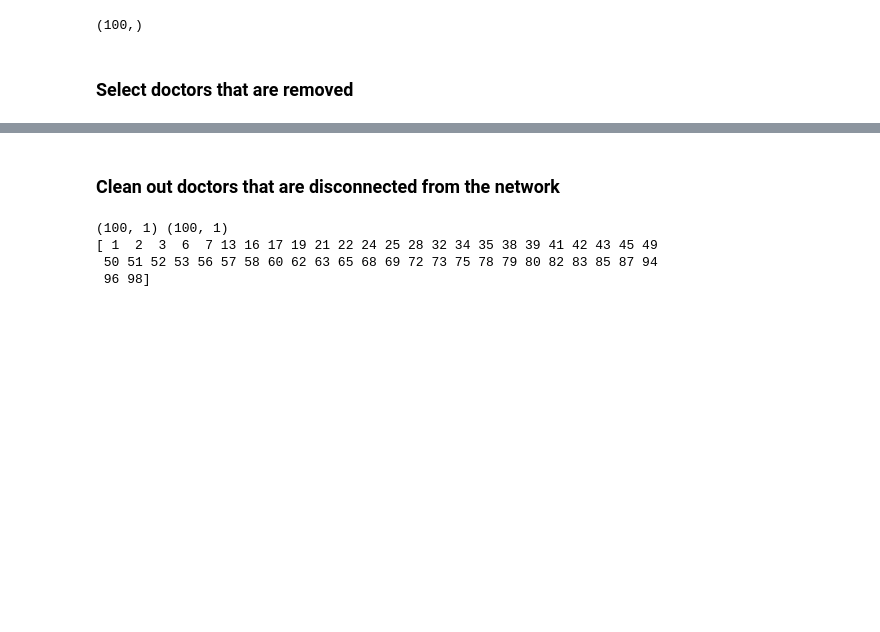
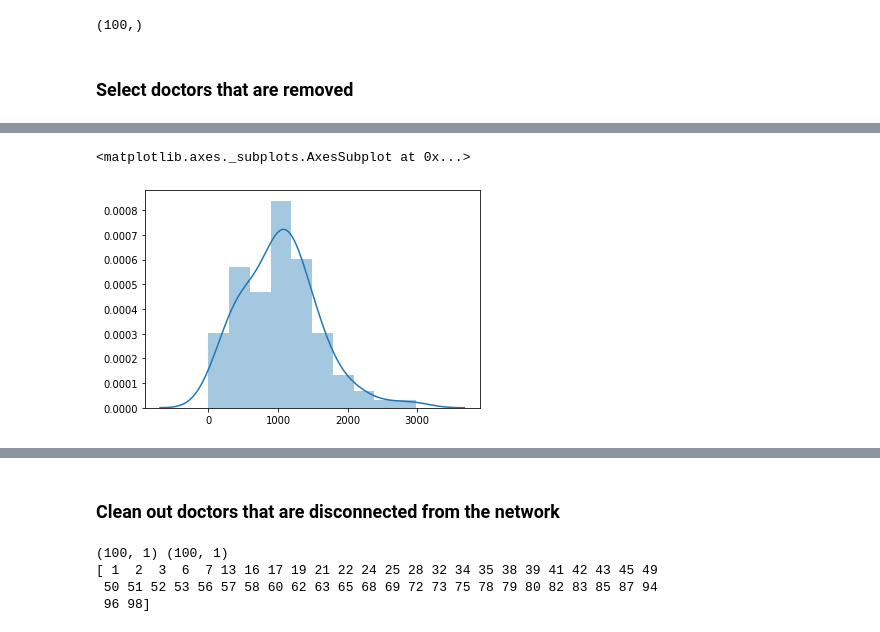
Before and after one commit to losardor/HCSRisk, a Jupyter notebook: singleDocShock.ipynb, the cells around one changed output, grey strips where cells are left out. Saved outputs shown, nothing was run; the diff lists cells and outputs as text; code cells hidden in the pictures; blank space fills up the shorter version.

```diff
--- a/singleDocShock.ipynb
+++ b/singleDocShock.ipynb
@@ -62,0 +71,5 @@ doctors["Capacity"] = doctors["NumOfPatients"]*(1+C)
+# %%
+sns.distplot(doctors["Capacity"])
+# %% [output]
+<matplotlib.axes._subplots.AxesSubplot at 0x...>
+[figure, added]
```
Also changed, not shown: parts of 19 cells of this notebook.
